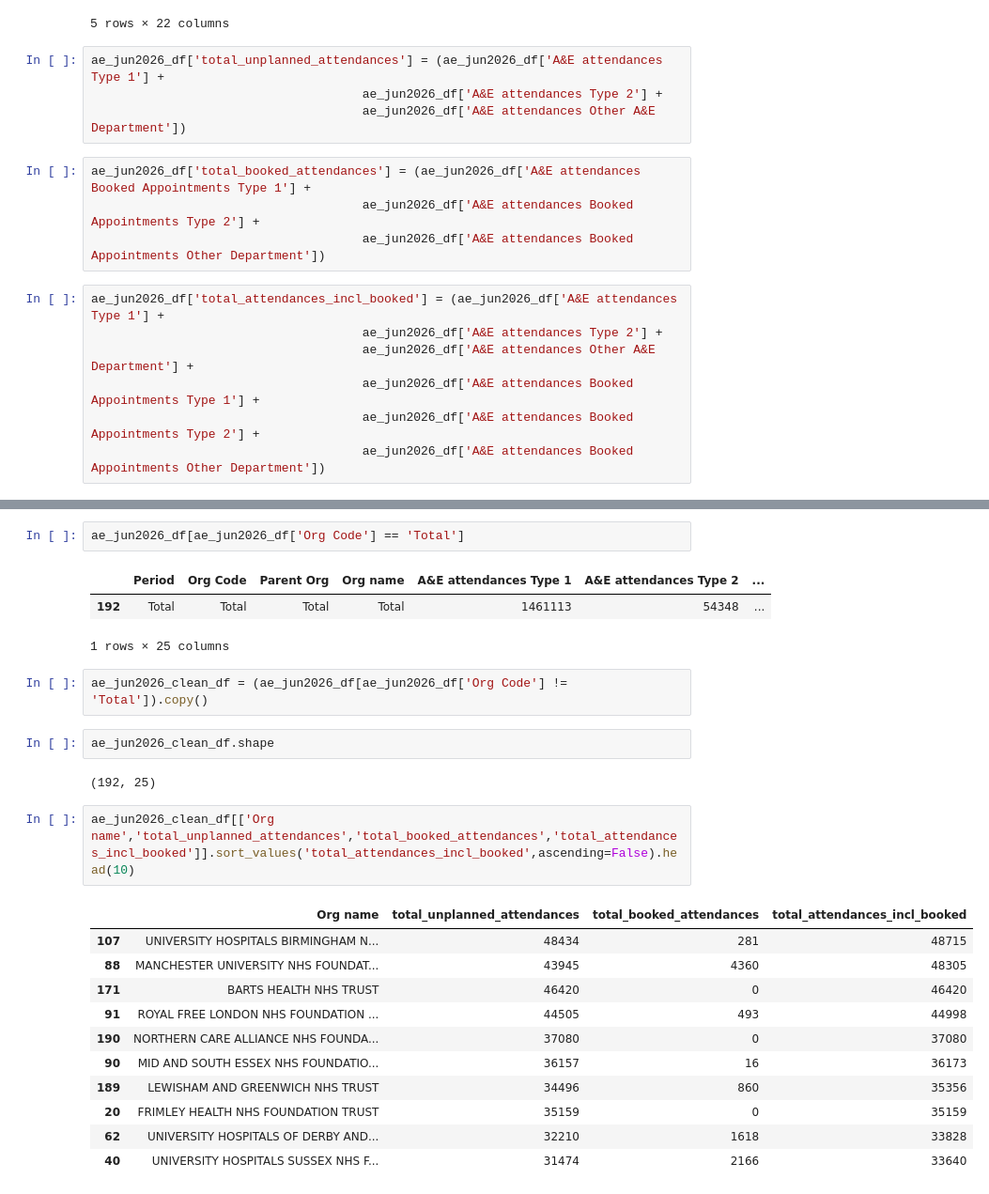
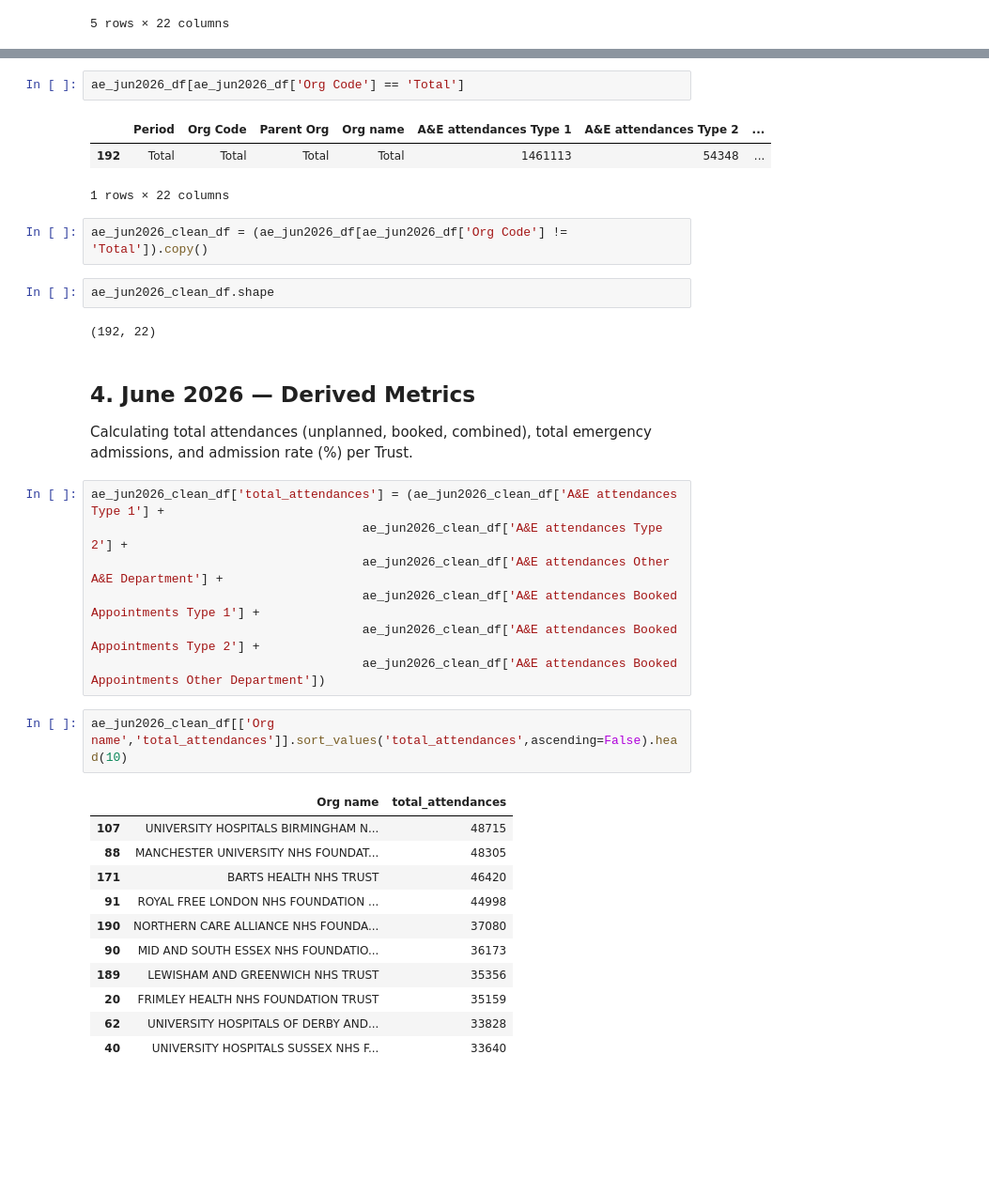
Before and after one commit to Arun-Kumar-Venugopal/nhs-portfolio, a Jupyter notebook: project-01-ae-admissions/notebooks/01_data_inspection.ipynb, the cells around one changed output, grey strips where cells are left out. Shown at 94% size. Drawn from its saved outputs; the diff is of its cells as text; blank space fills up the shorter version.

```diff
--- a/project-01-ae-admissions/notebooks/01_data_inspection.ipynb
+++ b/project-01-ae-admissions/notebooks/01_data_inspection.ipynb
@@ -86,18 +89,3 @@ ae_jun2026_df.head()
 | 3 | MSitAE-JUNE-2026 | C82038 | NHS ENGLAND MIDLANDS | LATHAM HOUSE MEDICAL PRACTICE | 0 | 0 | ... |
 | 4 | MSitAE-JUNE-2026 | NDJ | NHS ENGLAND SOUTH EAST | FIRST COMMUNITY HEALTH AND CARE CIC | 0 | 0 | ... |
 5 rows × 22 columns
-# %%
-ae_jun2026_df['total_unplanned_attendances'] = (ae_jun2026_df['A&E attendances Type 1'] +
-                                     ae_jun2026_df['A&E attendances Type 2'] +
-                                     ae_jun2026_df['A&E attendances Other A&E Department'])
-# %%
-ae_jun2026_df['total_booked_attendances'] = (ae_jun2026_df['A&E attendances Booked Appointments Type 1'] +
-                                     ae_jun2026_df['A&E attendances Booked Appointments Type 2'] +
-                                     ae_jun2026_df['A&E attendances Booked Appointments Other Department'])
-# %%
-ae_jun2026_df['total_attendances_incl_booked'] = (ae_jun2026_df['A&E attendances Type 1'] +
-                                     ae_jun2026_df['A&E attendances Type 2'] +
-                                     ae_jun2026_df['A&E attendances Other A&E Department'] +
-                                     ae_jun2026_df['A&E attendances Booked Appointments Type 1'] +
-                                     ae_jun2026_df['A&E attendances Booked Appointments Type 2'] +
-                                     ae_jun2026_df['A&E attendances Booked Appointments Other Department'])
@@ -122,24 +99,36 @@ ae_jun2026_df[ae_jun2026_df['Org Code'] == 'Total']
 # %% [output]
 |  | Period | Org Code | Parent Org | Org name | A&E attendances Type 1 | A&E attendances Type 2 | ... |
 | 192 | Total | Total | Total | Total | 1461113 | 54348 | ... |
-1 rows × 25 columns
+1 rows × 22 columns
 # %%
 ae_jun2026_clean_df = (ae_jun2026_df[ae_jun2026_df['Org Code'] != 'Total']).copy()
 # %%
 ae_jun2026_clean_df.shape
 # %% [output]
-(192, 25)
+(192, 22)
+# %% [markdown]
+## 4. June 2026 — Derived Metrics
+
+Calculating total attendances (unplanned, booked, combined), total emergency
+admissions, and admission rate (%) per Trust.
+# %%
+ae_jun2026_clean_df['total_attendances'] = (ae_jun2026_clean_df['A&E attendances Type 1'] +
+                                     ae_jun2026_clean_df['A&E attendances Type 2'] +
+                                     ae_jun2026_clean_df['A&E attendances Other A&E Department'] +
+                                     ae_jun2026_clean_df['A&E attendances Booked Appointments Type 1'] +
+                                     ae_jun2026_clean_df['A&E attendances Booked Appointments Type 2'] +
+                                     ae_jun2026_clean_df['A&E attendances Booked Appointments Other Department'])
 # %%
-ae_jun2026_clean_df[['Org name','total_unplanned_attendances','total_booked_attendances','total_attendances_incl_booked']].sort_values('total_attendances_incl_booked',ascending=False).head(10)
+ae_jun2026_clean_df[['Org name','total_attendances']].sort_values('total_attendances',ascending=False).head(10)
 # %% [output]
-|  | Org name | total_unplanned_attendances | total_booked_attendances | total_attendances_incl_booked |
-| 107 | UNIVERSITY HOSPITALS BIRMINGHAM N... | 48434 | 281 | 48715 |
-| 88 | MANCHESTER UNIVERSITY NHS FOUNDAT... | 43945 | 4360 | 48305 |
-| 171 | BARTS HEALTH NHS TRUST | 46420 | 0 | 46420 |
-| 91 | ROYAL FREE LONDON NHS FOUNDATION ... | 44505 | 493 | 44998 |
-| 190 | NORTHERN CARE ALLIANCE NHS FOUNDA... | 37080 | 0 | 37080 |
-| 90 | MID AND SOUTH ESSEX NHS FOUNDATIO... | 36157 | 16 | 36173 |
-| 189 | LEWISHAM AND GREENWICH NHS TRUST | 34496 | 860 | 35356 |
-| 20 | FRIMLEY HEALTH NHS FOUNDATION TRUST | 35159 | 0 | 35159 |
-| 62 | UNIVERSITY HOSPITALS OF DERBY AND... | 32210 | 1618 | 33828 |
-| 40 | UNIVERSITY HOSPITALS SUSSEX NHS F... | 31474 | 2166 | 33640 |
+|  | Org name | total_attendances |
+| 107 | UNIVERSITY HOSPITALS BIRMINGHAM N... | 48715 |
+| 88 | MANCHESTER UNIVERSITY NHS FOUNDAT... | 48305 |
+| 171 | BARTS HEALTH NHS TRUST | 46420 |
+| 91 | ROYAL FREE LONDON NHS FOUNDATION ... | 44998 |
+| 190 | NORTHERN CARE ALLIANCE NHS FOUNDA... | 37080 |
+| 90 | MID AND SOUTH ESSEX NHS FOUNDATIO... | 36173 |
+| 189 | LEWISHAM AND GREENWICH NHS TRUST | 35356 |
+| 20 | FRIMLEY HEALTH NHS FOUNDATION TRUST | 35159 |
+| 62 | UNIVERSITY HOSPITALS OF DERBY AND... | 33828 |
+| 40 | UNIVERSITY HOSPITALS SUSSEX NHS F... | 33640 |
```
Also changed, not shown: parts of 122 cells of this notebook.
